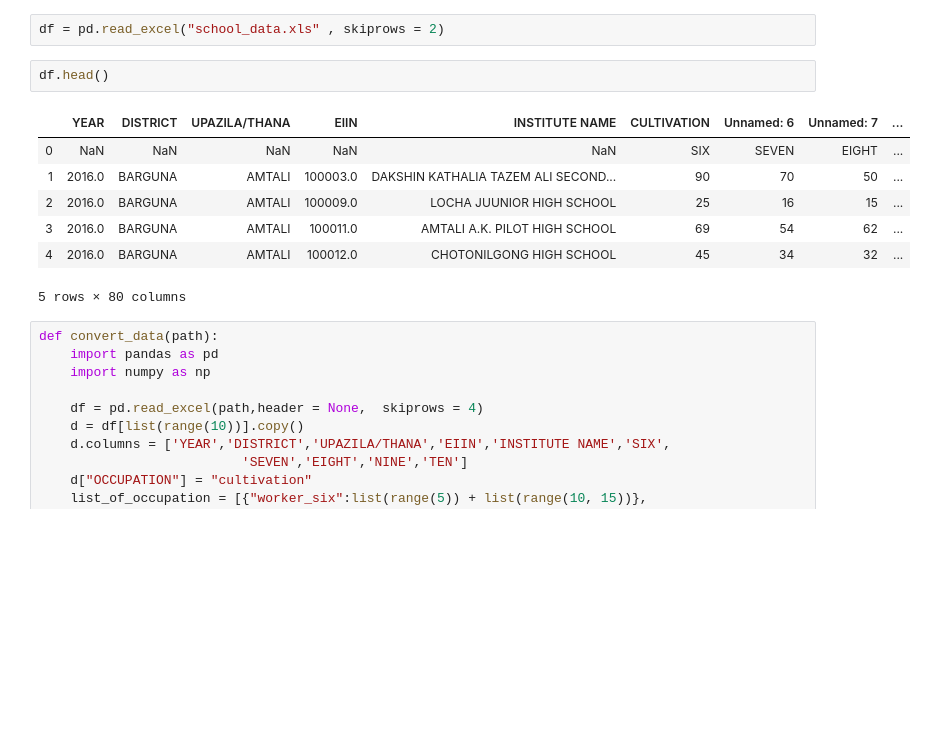
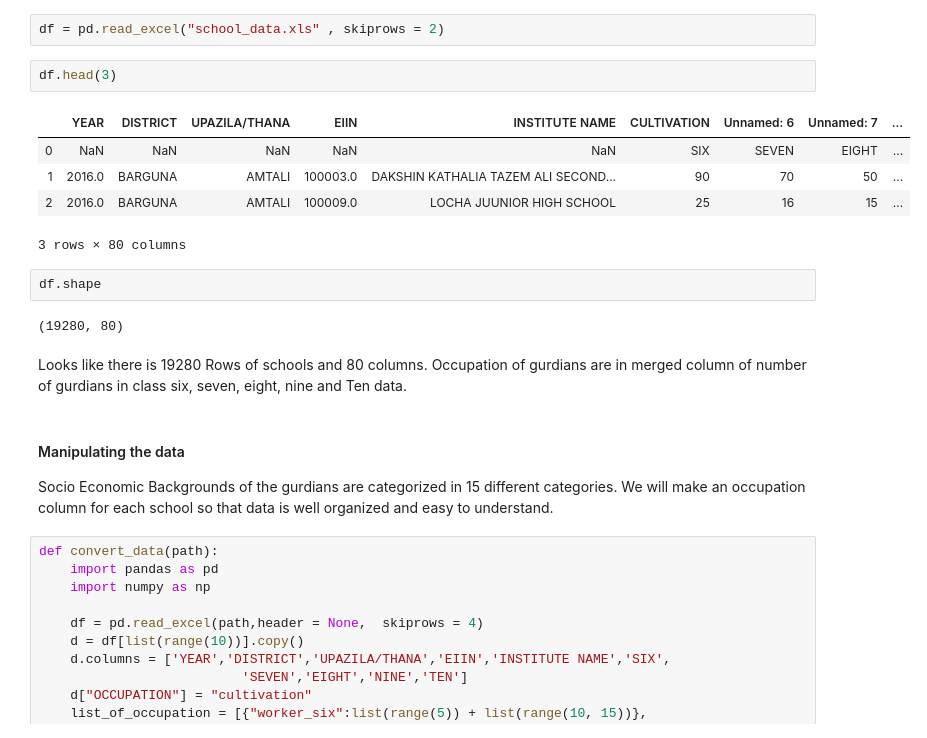
Before and after one commit to dween46/Data-Analysis-of-BD-gurdians-occupation-data, a Jupyter notebook: school_data_analysis.ipynb, the cells around one changed output. Saved outputs shown, nothing was run; the diff lists cells and outputs as text; blank space fills up the shorter version.

```diff
--- a/school_data_analysis.ipynb
+++ b/school_data_analysis.ipynb
@@ -4,15 +32,22 @@ import pandas as pd
 # %%
 df = pd.read_excel("school_data.xls" , skiprows = 2)
 # %%
-df.head()
+df.head(3)
 # %% [output]
 |  | YEAR | DISTRICT | UPAZILA/THANA | EIIN | INSTITUTE NAME | CULTIVATION | Unnamed: 6 | Unnamed: 7 | ... |
 | 0 | NaN | NaN | NaN | NaN | NaN | SIX | SEVEN | EIGHT | ... |
 | 1 | 2016.0 | BARGUNA | AMTALI | 100003.0 | DAKSHIN KATHALIA TAZEM ALI SECOND... | 90 | 70 | 50 | ... |
 | 2 | 2016.0 | BARGUNA | AMTALI | 100009.0 | LOCHA JUUNIOR HIGH SCHOOL | 25 | 16 | 15 | ... |
-| 3 | 2016.0 | BARGUNA | AMTALI | 100011.0 | AMTALI A.K. PILOT HIGH SCHOOL | 69 | 54 | 62 | ... |
-| 4 | 2016.0 | BARGUNA | AMTALI | 100012.0 | CHOTONILGONG HIGH SCHOOL | 45 | 34 | 32 | ... |
-5 rows × 80 columns
+3 rows × 80 columns
+# %%
+df.shape
+# %% [output]
+(19280, 80)
+# %% [markdown]
+Looks like there is 19280 Rows of schools and 80 columns. Occupation of gurdians are in merged column of number of gurdians in class six, seven, eight, nine and Ten data.
+# %% [markdown]
+#### Manipulating the data
+Socio Economic Backgrounds of the gurdians are categorized in 15 different categories. We will make an occupation column for each school so that data is well organized and easy to understand.
 # %%
 def convert_data(path):
     import pandas as pd
```
Also changed, not shown: parts of 21 cells of this notebook.
